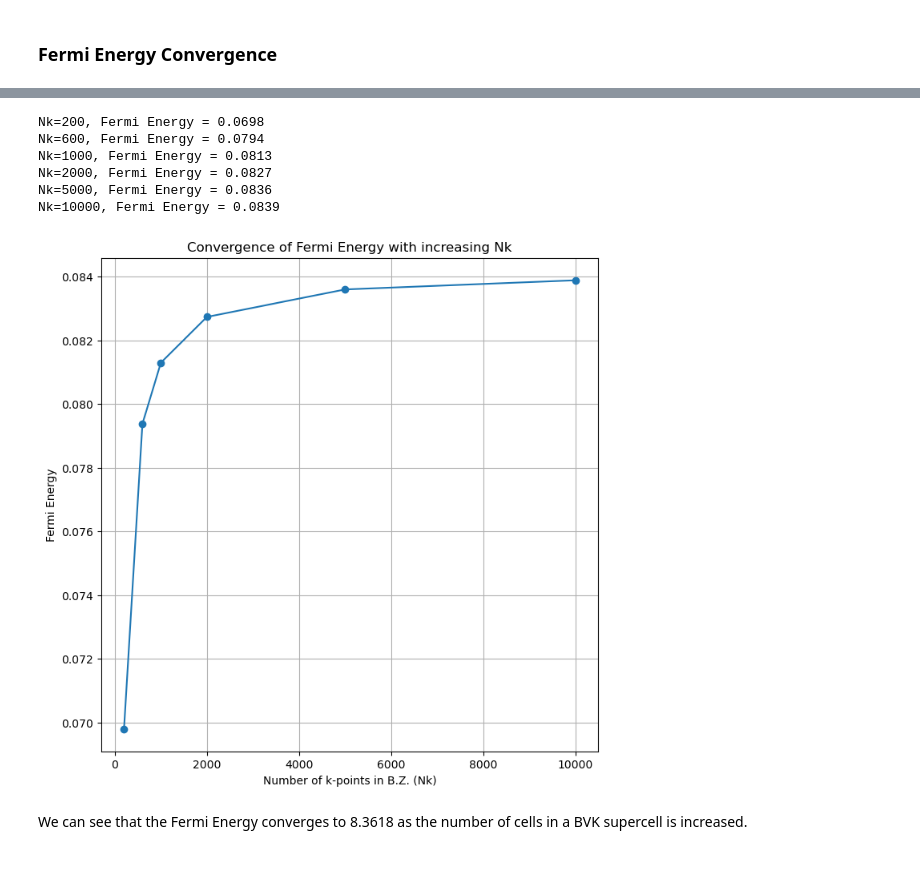
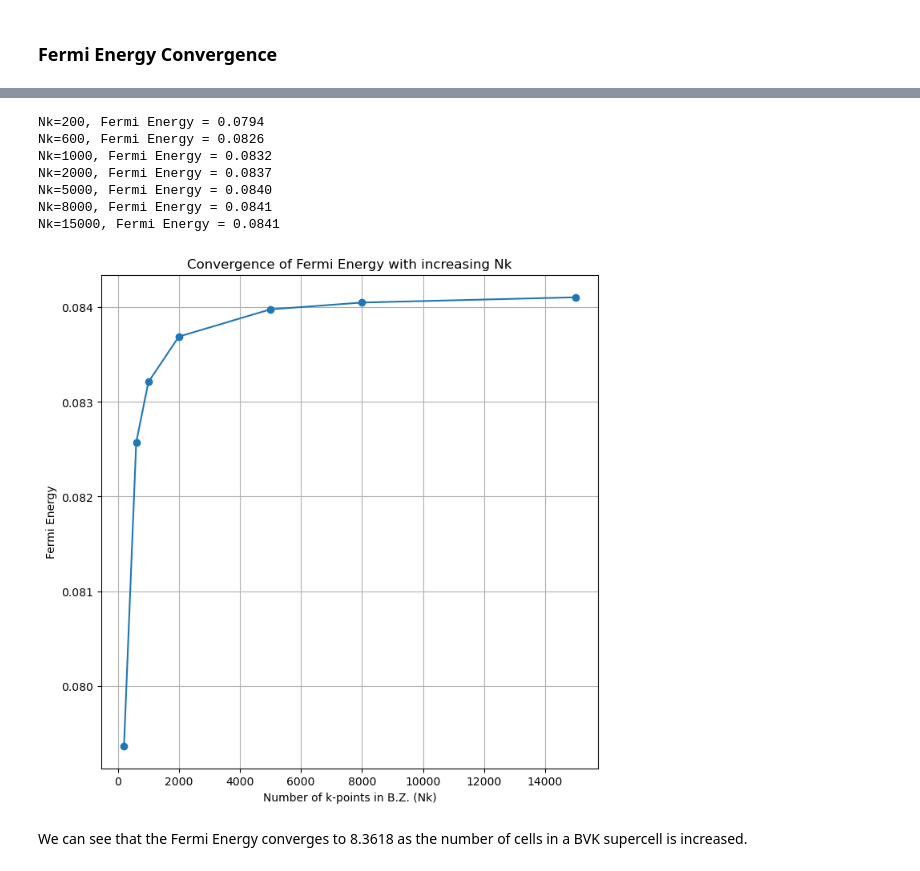
Before and after one commit to crimsonpane23/P306-Introduction-to-Condensed-Matter-Physics, a Jupyter notebook: Assignment - 4 - Nearly Free electron.ipynb, the cells around one changed output, grey strips where cells are left out. Cells and saved outputs as stored; diff of their text form; code cells hidden in the pictures.

```diff
--- a/Assignment - 4 - Nearly Free electron.ipynb
+++ b/Assignment - 4 - Nearly Free electron.ipynb
@@ -155,7 +157,7 @@ def compute_bands(M, k_vals, A):
     return np.array(bands)
 
 M_list = [0,1,2,3,4]
-k_vals = np.linspace(-np.pi/a, np.pi/a, 600)
+k_vals = np.linspace(-np.pi/a, np.pi/a, 1000)
 
 plt.figure(figsize=(15,10))
 
@@ -254,37 +181,0 @@ plt.show()
-# %%
-#for M=2
-bds = []
-for k in k_vals:
-    size = len(basis_m)
-    H = np.zeros((size, size))
-
-    for i, m in enumerate(basis_m):
-        H[i, i] = (k + m*G)**2
-
-        if i+1 < size:
-            H[i, i+1] = V1
-            H[i+1, i] = V1
-
-        if i+2 < size:
-            H[i, i+2] = V2
-            H[i+2, i] = V2
-
-    eigvals = np.linalg.eigvalsh(H)
-    bds.append(eigvals)
-
-bds = np.array(bds)
-
-plt.figure(figsize=(12,10))
-
-for n in range(5):
-    plt.plot(k_vals, bds[:, n], label=f"Band {n}")
-plt.axvline(np.pi/(2*a), linestyle='--', color='black')
-plt.axvline(-np.pi/(2*a), linestyle='--', color='black')
-plt.xticks(tp, tl)
-plt.ylim(-1, 60)
-plt.xlabel("k")
-plt.ylabel("E(k)")
-plt.title(" Nearly Free Electron Bands structure (Ist and IInd B.Z.)")
-plt.grid(True)
-plt.legend()
-plt.show()
@@ -339,12 +184,11 @@ plt.show()
 # %%
 def compute_bands_kmesh(Nk, M, A):
     bands = []
-    k_vals = np.linspace(-np.pi/a, np.pi/a, Nk)
+    k_vals = np.linspace(-np.pi/(2*a), np.pi/(2*a), Nk)
 
     for k in k_vals:
         size = len(basis_m)
         H = np.zeros((size, size))
-
         for i, m in enumerate(basis_m):
             H[i, i] = (k + m*G)**2
 
@@ -402,7 +246,7 @@ plt.legend()
 plt.show()
 
 EF_list = []
-Nk_list = [200, 600, 1000, 2000, 5000, 10000]
+Nk_list = [200, 600, 1000, 2000, 5000, 8000,15000]
 for Nk in Nk_list:
     EF, bands, k_vals = compute_fermi_energy(Nk, M, A)
     EF_list.append(EF)
@@ -422,10 +266,11 @@ plt.show()
-Nk=200, Fermi Energy = 0.0698
-Nk=600, Fermi Energy = 0.0794
-Nk=1000, Fermi Energy = 0.0813
-Nk=2000, Fermi Energy = 0.0827
-Nk=5000, Fermi Energy = 0.0836
-Nk=10000, Fermi Energy = 0.0839
+Nk=200, Fermi Energy = 0.0794
+Nk=600, Fermi Energy = 0.0826
+Nk=1000, Fermi Energy = 0.0832
+Nk=2000, Fermi Energy = 0.0837
+Nk=5000, Fermi Energy = 0.0840
+Nk=8000, Fermi Energy = 0.0841
+Nk=15000, Fermi Energy = 0.0841
-[figure, old version]
+[figure, new version]
 # %% [markdown]
 We can see that the Fermi Energy converges to 8.3618 as the number of cells in a BVK supercell is increased.
 # %% [markdown]
```
Also changed, not shown: parts of 8 cells of this notebook.
